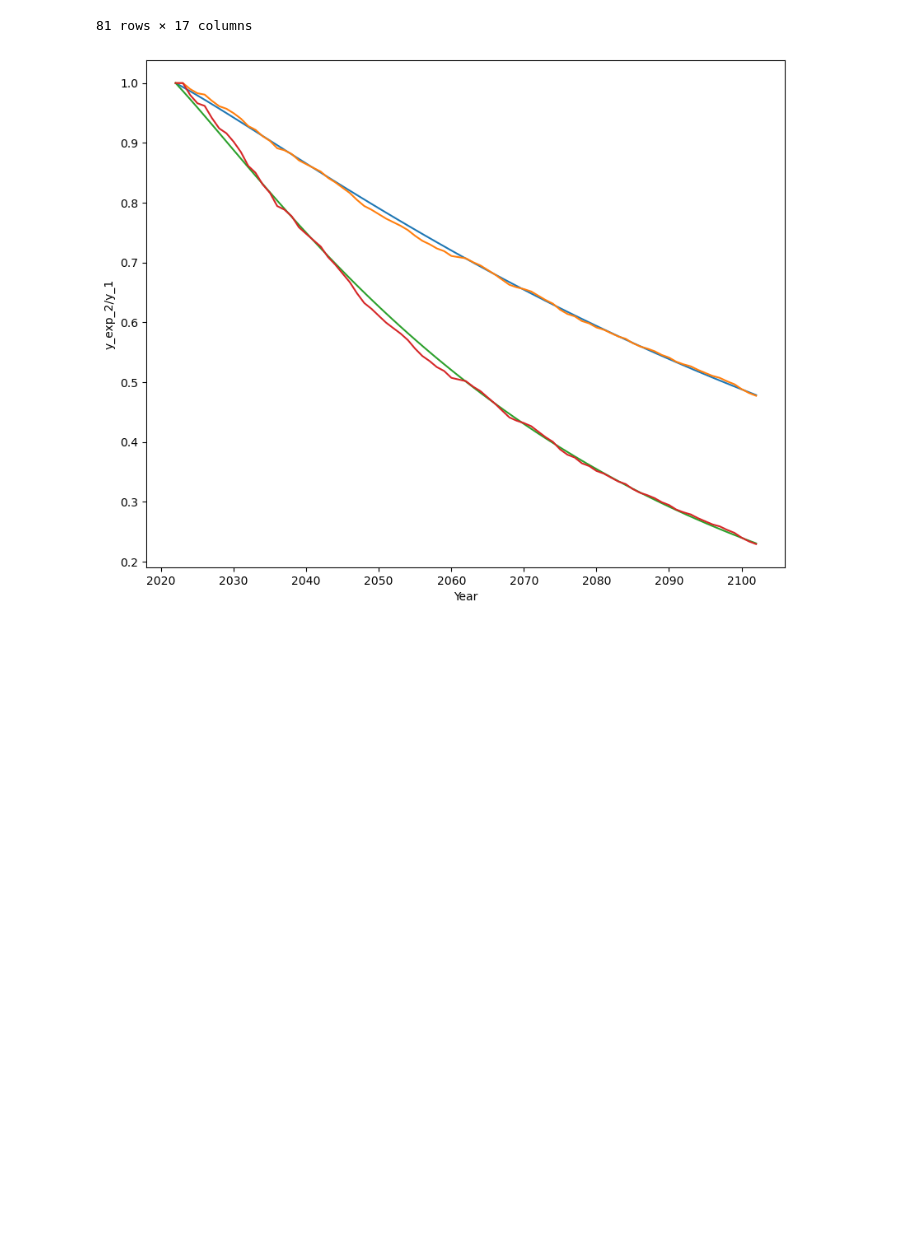
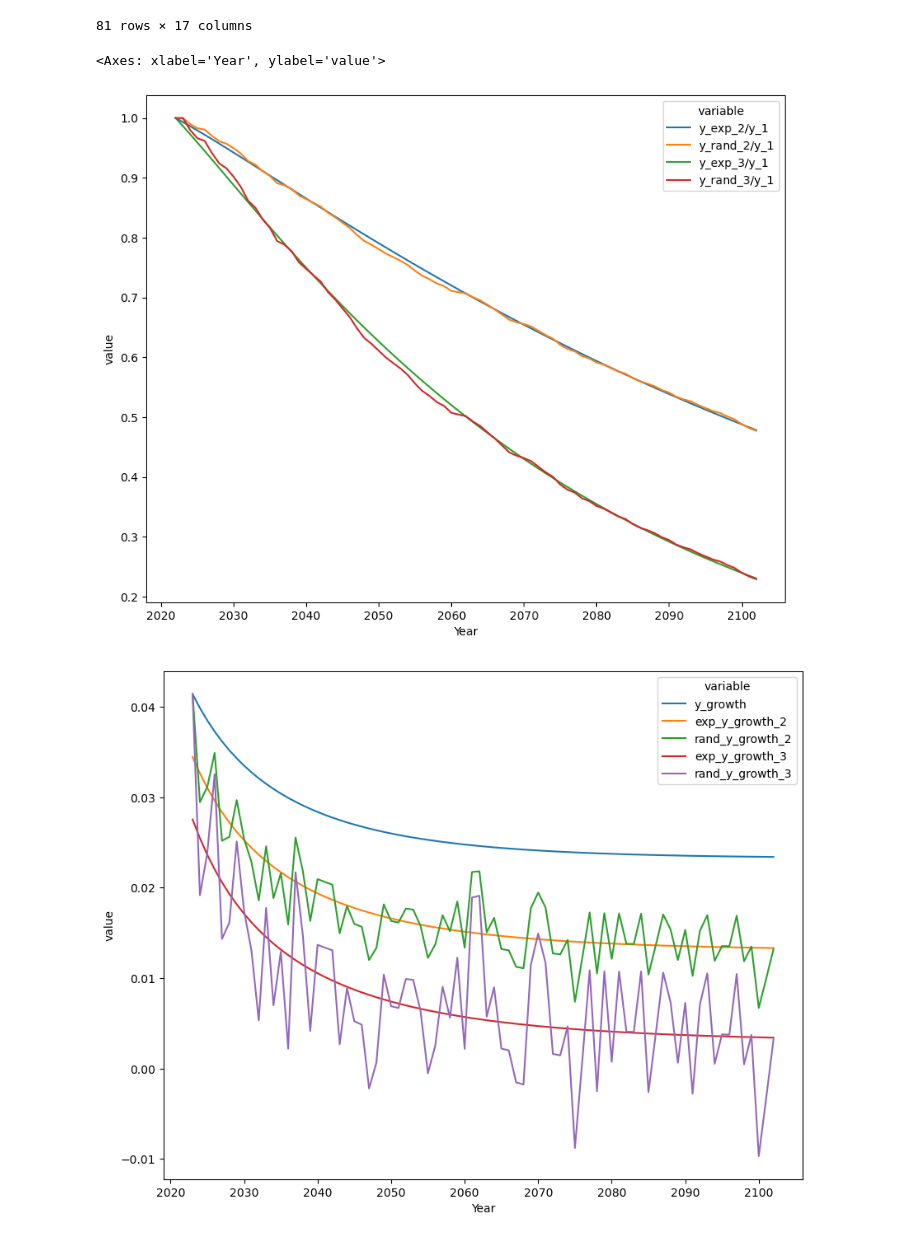
Before and after one commit to pszewi/Macro-4-Assignments, a Jupyter notebook: Assignment 1/EGI_2024_A1.ipynb, the cells around one changed output. Cells and saved outputs as stored; diff of their text form; code cells hidden in the pictures; blank space fills up the shorter version.

Commit message:
finished the comparisons

```diff
--- a/Assignment 1/EGI_2024_A1.ipynb
+++ b/Assignment 1/EGI_2024_A1.ipynb
@@ -284,25 +284,33 @@ scen_3
 # %%
 # comparisons across scenarios
 comparison = df_base.copy()
-
+comparison = comparison.drop(['L'], axis=1)
 # making the relevant columns
 comparison['y_exp_2/y_1'] = scen_2['exp_y']/scen_1['y']
 comparison['y_rand_2/y_1'] = scen_2['rand_y']/scen_1['y']
 comparison['y_exp_3/y_1'] = scen_3['exp_y']/scen_1['y']
 comparison['y_rand_3/y_1'] = scen_3['rand_y']/scen_1['y']
 
 
 # making the relative gdp per capita plot
-# make this nice
 fig, ax = plt.subplots()
 fig.set_figwidth(10)
 fig.set_figheight(8)
-sns.lineplot(data=comparison, x='Year', y='y_exp_2/y_1')
-sns.lineplot(data=comparison, x='Year', y='y_rand_2/y_1')
-sns.lineplot(data=comparison, x='Year', y='y_exp_3/y_1')
-sns.lineplot(data=comparison, x='Year', y='y_rand_3/y_1')
-plt.show()
+sns.lineplot(data=pd.melt(comparison, ['Year']), x='Year', y='value', hue='variable')
 
 # making the growth rate plot
+growth_rates = pd.DataFrame({'Year':list(range(2022,2103,1)),
+                             'y_growth':scen_1['y_growth'],
+                             'exp_y_growth_2':scen_2['exp_y_growth'],
+                             'rand_y_growth_2':scen_2['rand_y_growth'],
+                             'exp_y_growth_3':scen_3['exp_y_growth'],
+                             'rand_y_growth_3':scen_3['rand_y_growth']})
+
+fig, ax = plt.subplots()
+fig.set_figwidth(10)
+fig.set_figheight(8)
+sns.lineplot(data=pd.melt(growth_rates, ['Year']), x='Year', y='value', hue='variable')
 # %% [output]
+<Axes: xlabel='Year', ylabel='value'>
-[figure, old version]
+[figure, new version]
+[figure, added]
```
